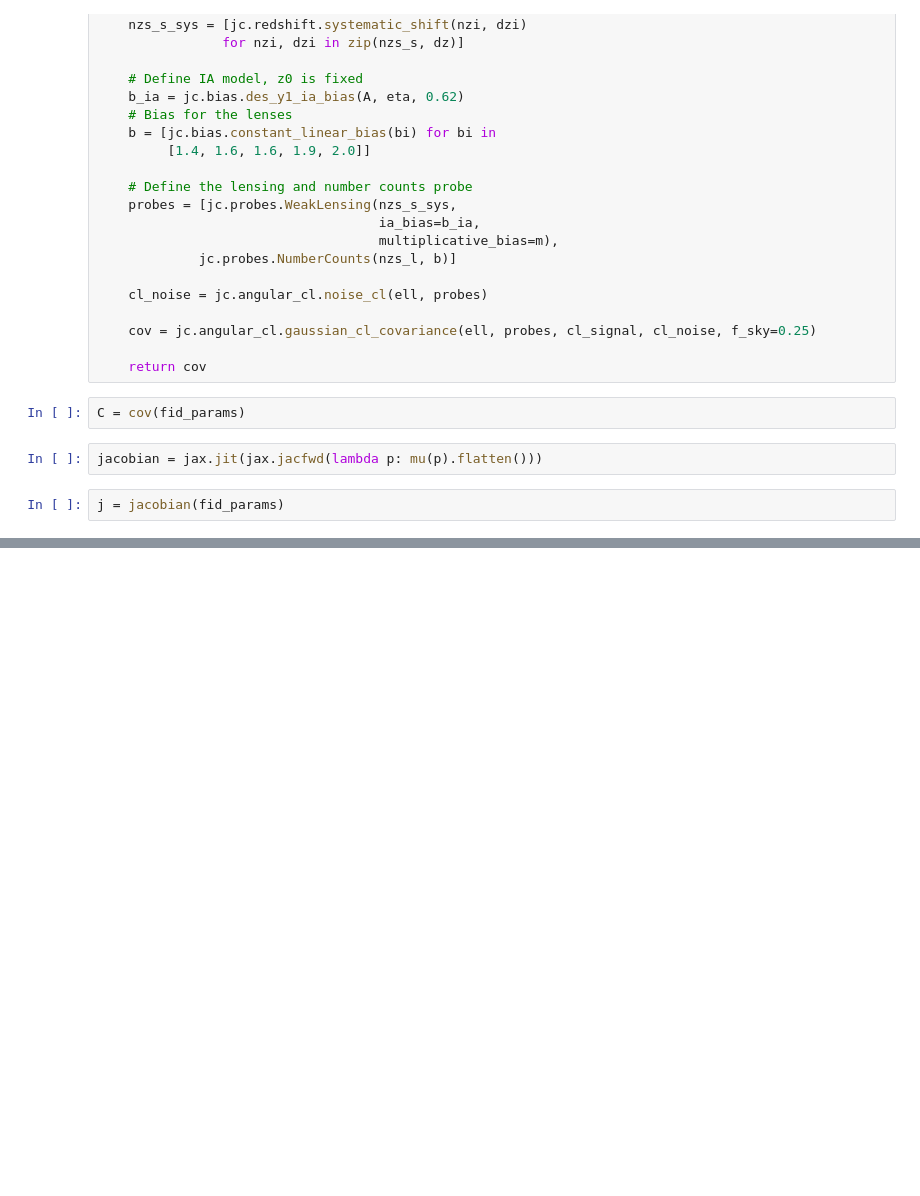
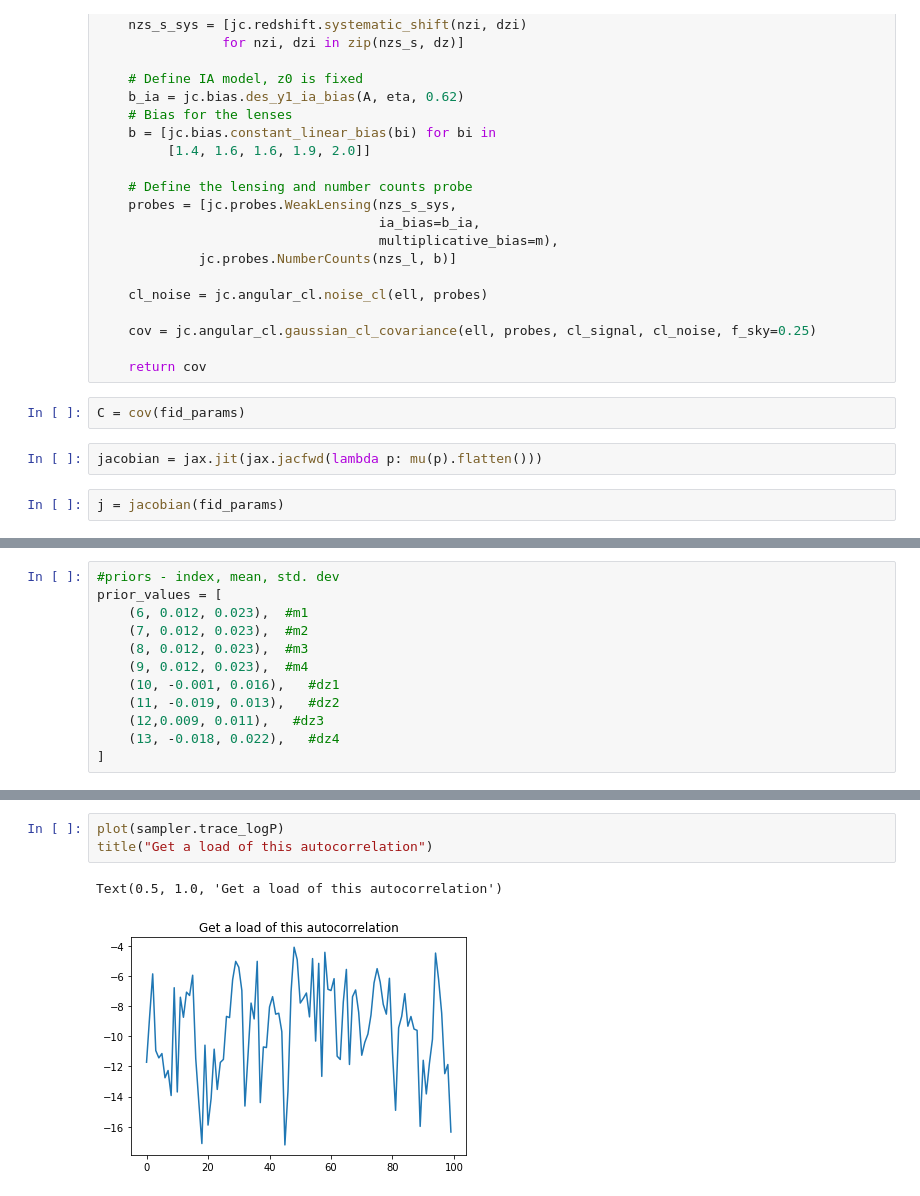
Before and after one commit to DifferentiableUniverseInitiative/jax-cosmo-paper, a Jupyter notebook: notebooks/DES_Y1_3x2pt_demo.ipynb, the cells around one changed output, grey strips where cells are left out. Cells and saved outputs as stored; diff of their text form; blank space fills up the shorter version.

```diff
--- a/notebooks/DES_Y1_3x2pt_demo.ipynb
+++ b/notebooks/DES_Y1_3x2pt_demo.ipynb
@@ -269,0 +302,12 @@ plot_contours(F, fid_params)
+# %%
+#priors - index, mean, std. dev
+prior_values = [
+    (6, 0.012, 0.023),  #m1
+    (7, 0.012, 0.023),  #m2
+    (8, 0.012, 0.023),  #m3
+    (9, 0.012, 0.023),  #m4
+    (10, -0.001, 0.016),   #dz1
+    (11, -0.019, 0.013),   #dz2
+    (12,0.009, 0.011),   #dz3
+    (13, -0.018, 0.022),   #dz4
+]
@@ -269,0 +401,6 @@ plot_contours(F, fid_params)
+# %%
+plot(sampler.trace_logP)
+title("Get a load of this autocorrelation")
+# %% [output]
+Text(0.5, 1.0, 'Get a load of this autocorrelation')
+[figure, added]
```
Also changed, not shown: parts of 21 cells of this notebook, 1 other file.
